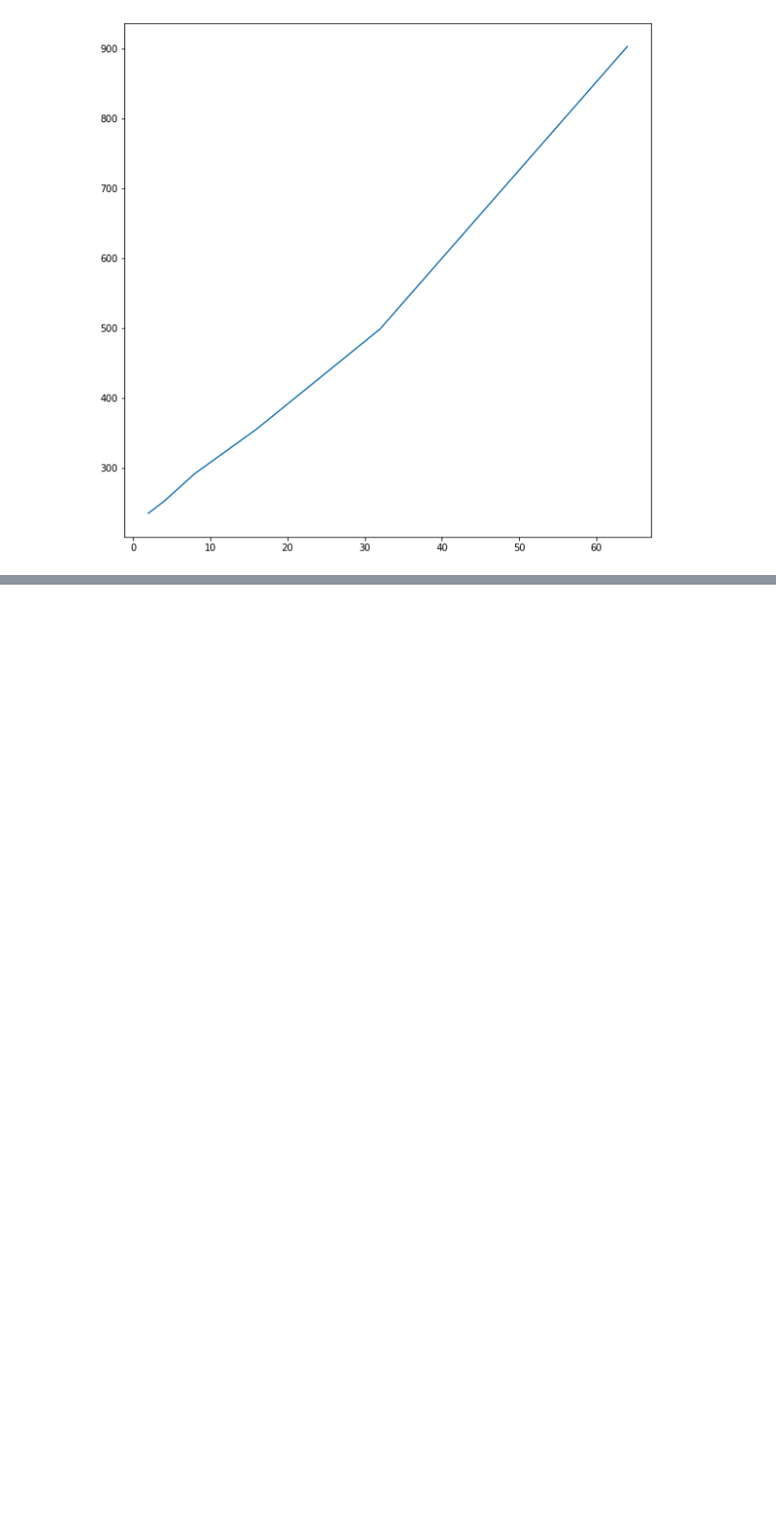
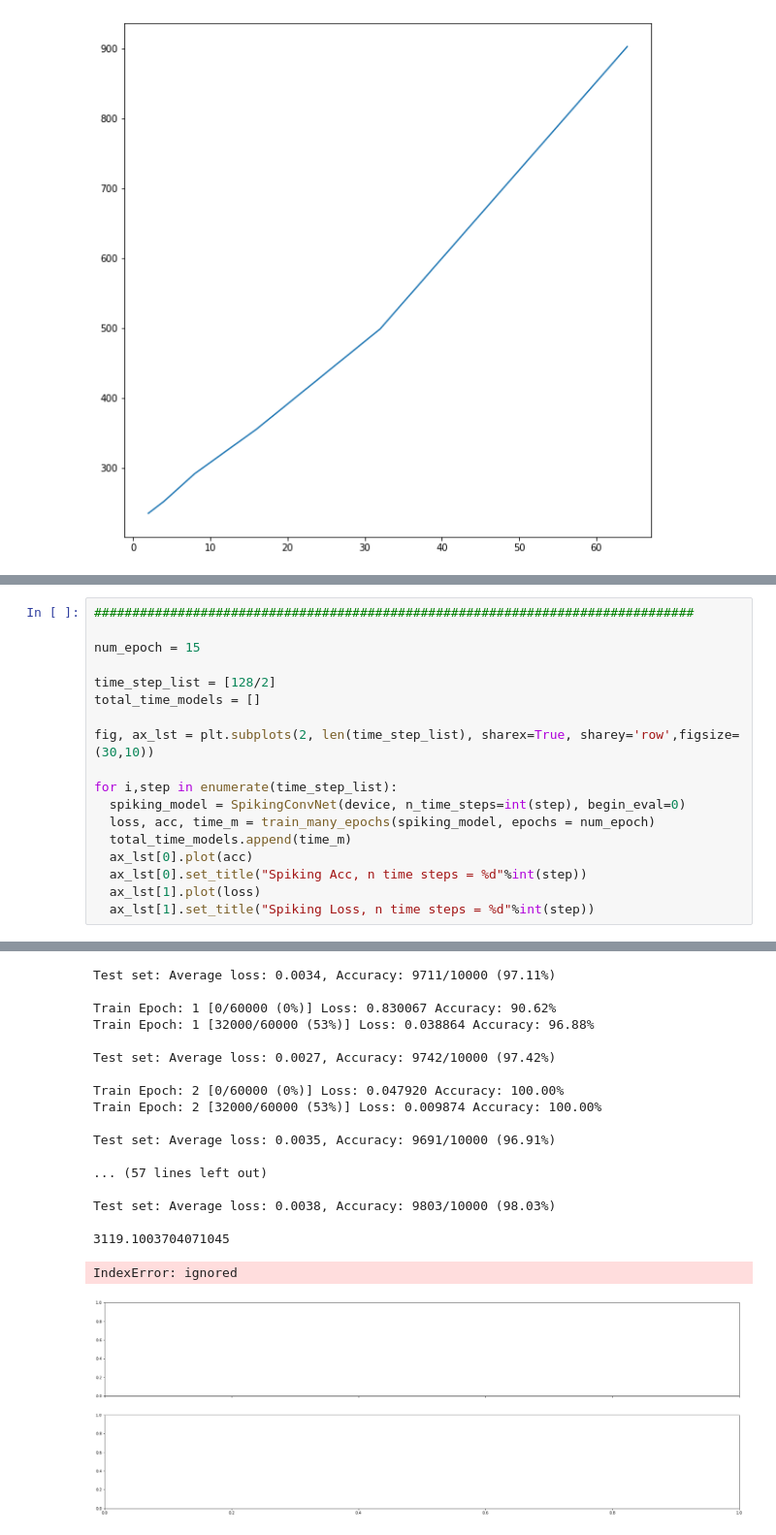
Before and after one commit to tatkeller/Spiking-Neural-Network-SNN-with-PyTorch-where-Backpropagation-engenders-STDP, a Jupyter notebook: Tests.ipynb, the cells around one changed output, grey strips where cells are left out. Shown at 97% size. Drawn from its saved outputs; the diff is of its cells as text; blank space fills up the shorter version.

```diff
--- a/Tests.ipynb
+++ b/Tests.ipynb
@@ -1910,0 +2899,19 @@ Test set: Average loss: 0.0002, Accuracy: 9389/10000 (93.89%)
+# %%
+###############################################################################
+
+num_epoch = 15
+
+time_step_list = [128/2]
+total_time_models = []
+
+fig, ax_lst = plt.subplots(2, len(time_step_list), sharex=True, sharey='row',figsize=(30,10))
+
+for i,step in enumerate(time_step_list):
+  spiking_model = SpikingConvNet(device, n_time_steps=int(step), begin_eval=0)
+  loss, acc, time_m = train_many_epochs(spiking_model, epochs = num_epoch)
+  total_time_models.append(time_m)
+  ax_lst[0].plot(acc)
+  ax_lst[0].set_title("Spiking Acc, n time steps = %d"%int(step))
+  ax_lst[1].plot(loss)
+  ax_lst[1].set_title("Spiking Loss, n time steps = %d"%int(step))
+# %% [output]
@@ -1910,0 +2920,19 @@ Test set: Average loss: 0.0002, Accuracy: 9389/10000 (93.89%)
+Test set: Average loss: 0.0034, Accuracy: 9711/10000 (97.11%)
+
+Train Epoch: 1 [0/60000 (0%)] Loss: 0.830067 Accuracy: 90.62%
+Train Epoch: 1 [32000/60000 (53%)] Loss: 0.038864 Accuracy: 96.88%
+
+Test set: Average loss: 0.0027, Accuracy: 9742/10000 (97.42%)
+
+Train Epoch: 2 [0/60000 (0%)] Loss: 0.047920 Accuracy: 100.00%
+Train Epoch: 2 [32000/60000 (53%)] Loss: 0.009874 Accuracy: 100.00%
+
+Test set: Average loss: 0.0035, Accuracy: 9691/10000 (96.91%)
+
+... (57 lines left out)
+
+Test set: Average loss: 0.0038, Accuracy: 9803/10000 (98.03%)
+
+3119.1003704071045
+IndexError: ignored
+[figure, added]
```
Also changed, not shown: parts of 6 cells of this notebook, 1 other file.
